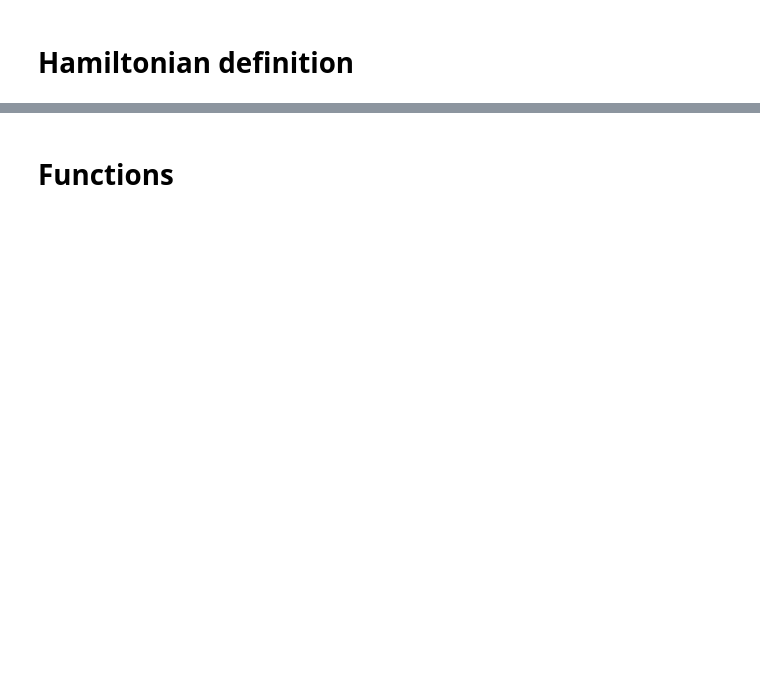
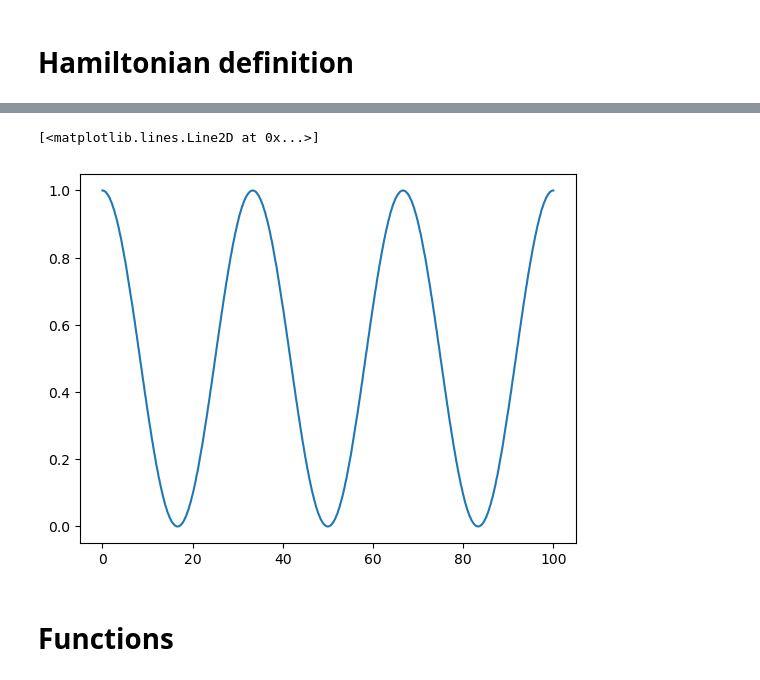
Before and after one commit to hzw770/kdshmap, a Jupyter notebook: KeldyshMap_Transmon.ipynb, the cells around one changed output, grey strips where cells are left out. Saved outputs shown, nothing was run; the diff lists cells and outputs as text; code cells hidden in the pictures; blank space fills up the shorter version.

```diff
--- a/KeldyshMap_Transmon.ipynb
+++ b/KeldyshMap_Transmon.ipynb
@@ -44,0 +95,5 @@ plt.show()
+# %%
+plt.plot(t_list, solver.expect[0])
+# %% [output]
+[<matplotlib.lines.Line2D at 0x...>]
+[figure, added]
```
Also changed, not shown: parts of 9 cells of this notebook, 25 other files.
